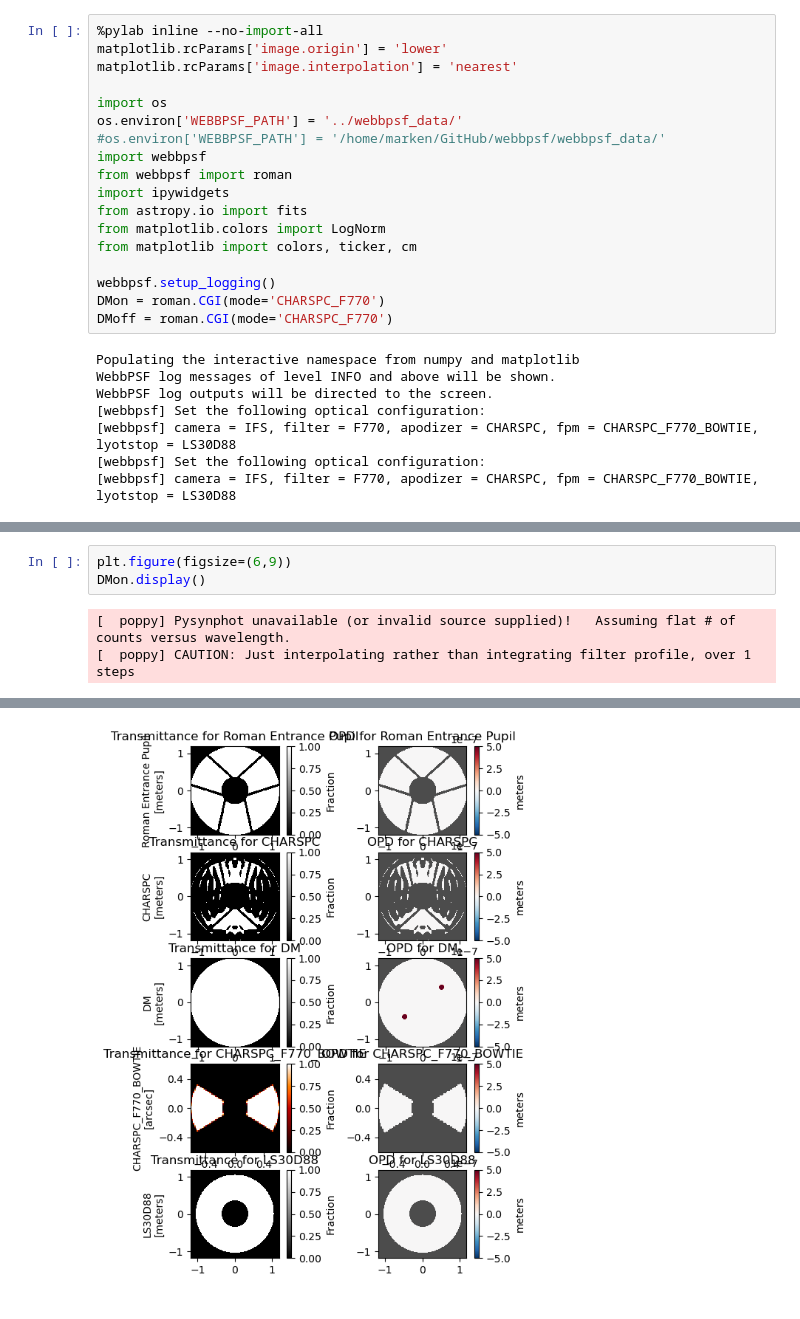
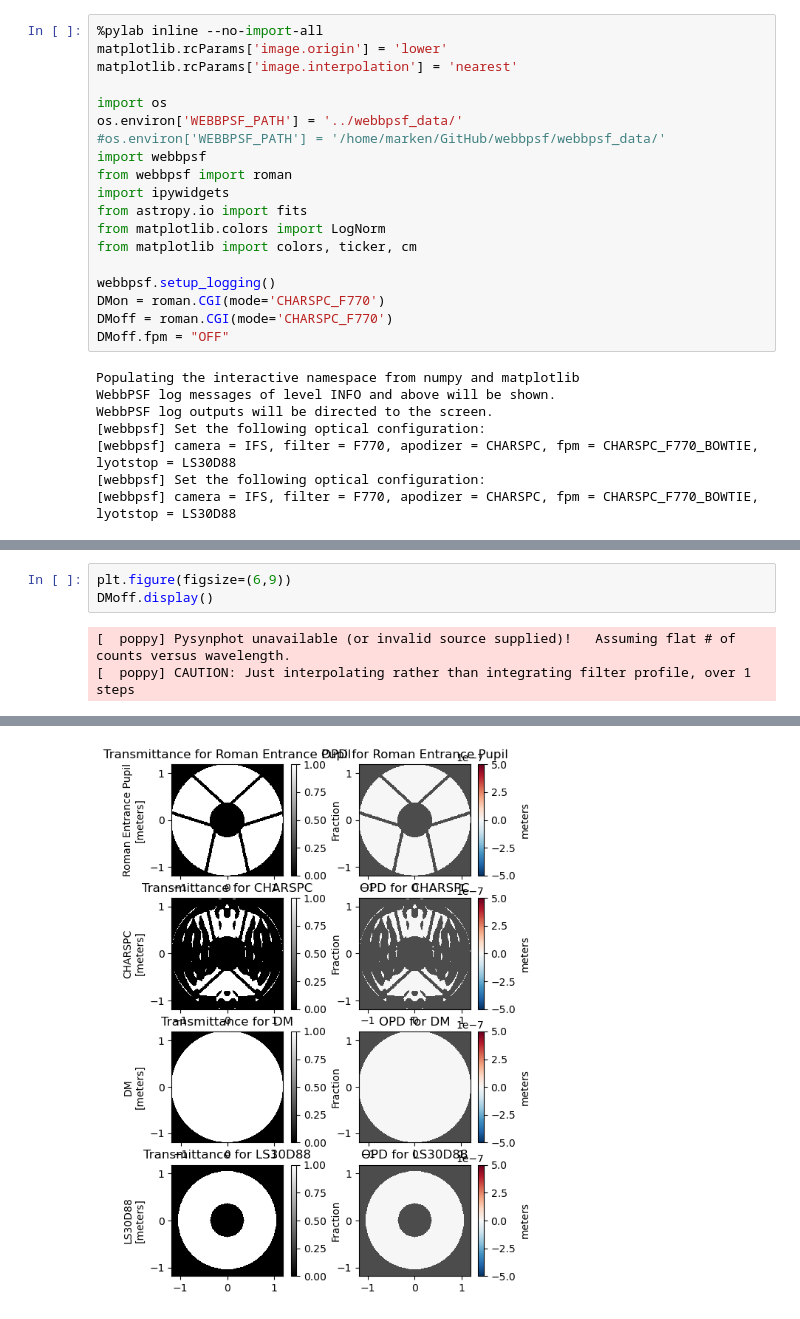
Before and after one commit to davidbourgeois/webbpsf, a Jupyter notebook: test_cgi.ipynb, the cells around one changed output, grey strips where cells are left out. Saved outputs shown, nothing was run; the diff lists cells and outputs as text.

```diff
--- a/test_cgi.ipynb
+++ b/test_cgi.ipynb
@@ -158,6 +158,7 @@ from matplotlib import colors, ticker, cm
 webbpsf.setup_logging()
 DMon = roman.CGI(mode='CHARSPC_F770')
 DMoff = roman.CGI(mode='CHARSPC_F770')
+DMoff.fpm = "OFF"
 # %% [output]
 Populating the interactive namespace from numpy and matplotlib
 WebbPSF log messages of level INFO and above will be shown.
@@ -204,6 +223,6 @@ DMon.dm1.display()
 # %%
 plt.figure(figsize=(6,9))
-DMon.display()
+DMoff.display()
 # %% [output]
 [  poppy] Pysynphot unavailable (or invalid source supplied)!   Assuming flat # of counts versus wavelength.
 [  poppy] CAUTION: Just interpolating rather than integrating filter profile, over 1 steps
@@ -230,3 +246,3 @@ DMon.display()
-[figure, old version]
+[figure, new version]
 # %%
 def circle_mask(im , rad):
```
Also changed, not shown: parts of 16 cells of this notebook, 1 other file.
